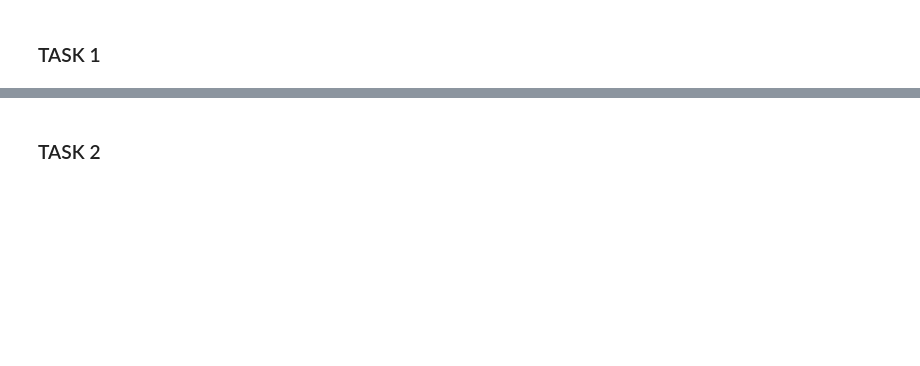
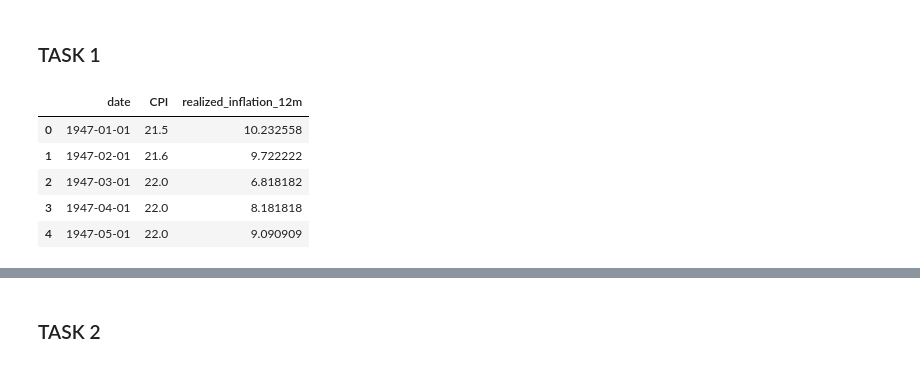
Before and after one commit to David01-234/Team-DVD, a Jupyter notebook: Term_paper.ipynb, the cells around one changed output, grey strips where cells are left out. Cells and saved outputs as stored; diff of their text form; code cells hidden in the pictures; blank space fills up the shorter version.

```diff
--- a/Term_paper.ipynb
+++ b/Term_paper.ipynb
@@ -276,2 +290,18 @@ plt.show()
 # %% [markdown]
 ### TASK 1
+# %%
+#1.1 Inflation
+
+def forward_looking_inflation(column_name):
+    cpi_df[column_name] = (cpi_df['CPI'].shift(-12) / cpi_df['CPI'] - 1) * 100
+
+forward_looking_inflation('realized_inflation_12m')
+
+cpi_df.head()
+# %% [output]
+|  | date | CPI | realized_inflation_12m |
+| 0 | 1947-01-01 | 21.5 | 10.232558 |
+| 1 | 1947-02-01 | 21.6 | 9.722222 |
+| 2 | 1947-03-01 | 22.0 | 6.818182 |
+| 3 | 1947-04-01 | 22.0 | 8.181818 |
+| 4 | 1947-05-01 | 22.0 | 9.090909 |
```
Also changed, not shown: parts of 5 cells of this notebook.
